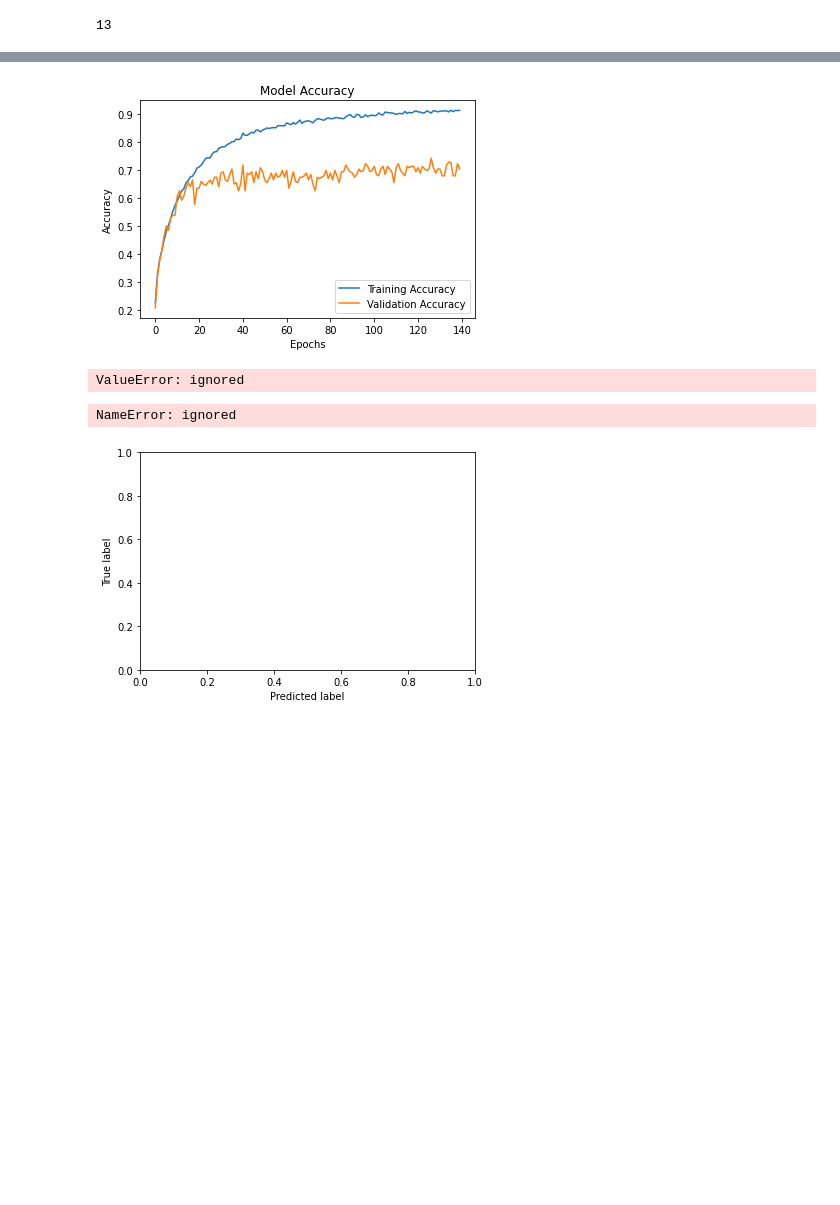
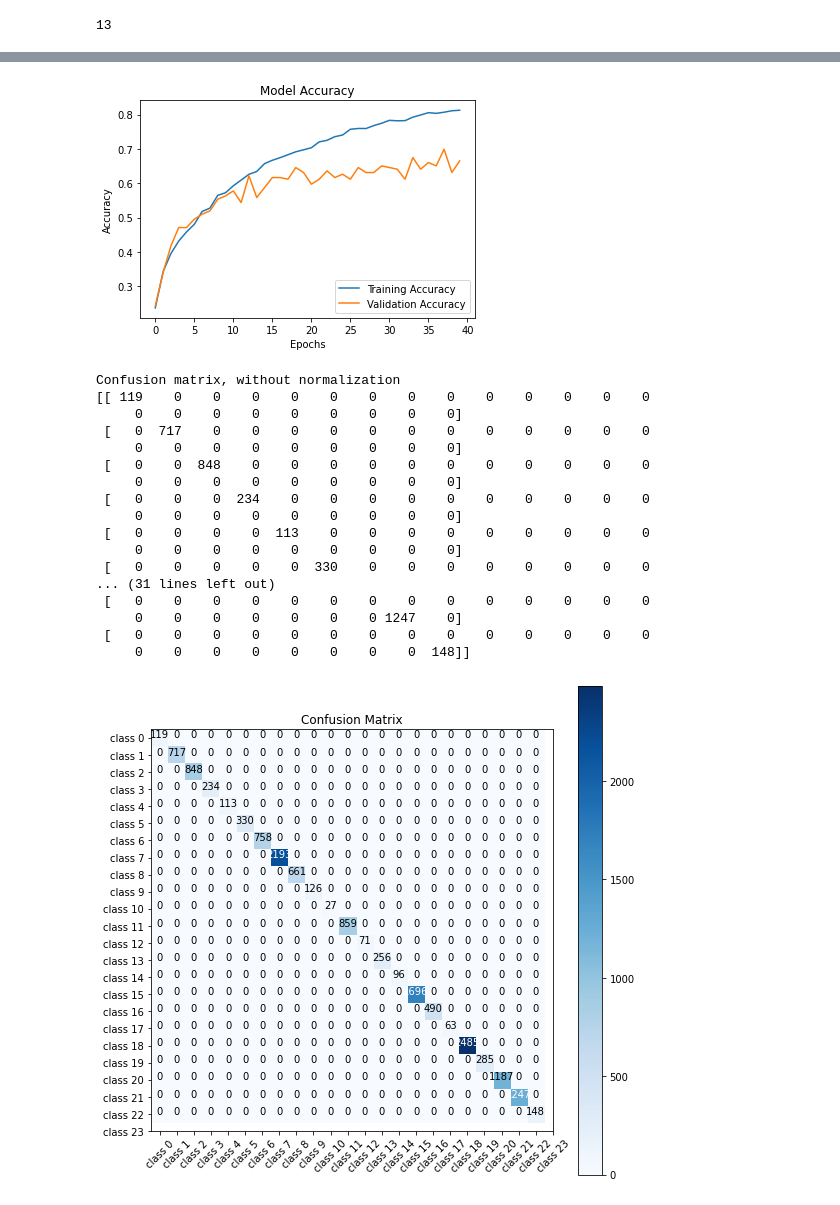
Before and after one commit to vm00328/vm00328_coursework_com2025, a Jupyter notebook: COM2028_CW_vm00328.ipynb, the cells around one changed output, grey strips where cells are left out. Saved outputs shown, nothing was run; the diff lists cells and outputs as text; code cells hidden in the pictures; blank space fills up the shorter version.

```diff
--- a/COM2028_CW_vm00328.ipynb
+++ b/COM2028_CW_vm00328.ipynb
@@ -126,8 +146,8 @@ imgGenerator = ImageDataGenerator(
     rotation_range=5,  # randomly rotate images in the range 5 degrees
     width_shift_range=0.1,  # randomly shift images horizontally 10%
     height_shift_range=0.1,  # randomly shift images vertically 10%
-    horizontal_flip=False,  # randomly flip images
-    vertical_flip=False)  # randomly flip images
+    horizontal_flip=True,  # randomly flip images
+    vertical_flip=True)  # randomly flip images
 
 
 imgGenerator.fit(x_train)
@@ -186,5 +206,5 @@ _________________________________________________________________
 None
 # %%
 #Fitting the model
-history = model.fit(X_train, Y_train, validation_data=(X_test, Y_test), epochs=140, batch_size=64)
+history = model.fit(X_train, Y_train, validation_data=(X_test, Y_test), epochs=40, batch_size=64)
 # %% [output]
@@ -219,6 +239,7 @@ Model Accuracy: 70.38834691047668 %
 y_pred_val = model.predict(x_test)
 
 y_pred = np.argmax(model.predict(x_test), axis=-1)
+y_pred_val=np.argmax(y_pred_val,axis=-1)
 print(len(y_pred))
 
 #Printing the first element of y_pred
@@ -248,7 +269,7 @@ plt.ylabel('Accuracy')
 plt.legend(['Training Accuracy', 'Validation Accuracy'], loc='lower right')
 plt.show()
 # %% [output]
-[figure, old version]
+[figure, new version]
 # %%
 model.save('my_model.h5')
 # %%
@@ -256,46 +277,63 @@ model.save('my_model.h5')
 import itertools
 from sklearn.metrics import confusion_matrix
 cm = confusion_matrix(y_true=y_pred, y_pred=y_pred_val)
-# %% [output]
-ValueError: ignored
 # %%
 #Creating a confusion matrix function for visualisation purposes
+
+cm_plot_labels = ["class 0","class 1","class 2","class 3","class 4","class 5","class 6","class 7","class 8","class 9","class 10","class 11","class 12","class 13","class 14","class 15","class 16","class 17","class 18","class 19","class 20","class 21","class 22","class 23"]
+
 def plot_confusion_matrix(cm, classes,
                         normalize=False,
                         title='Confusion matrix',
                         cmap=plt.cm.Blues):
 
     plt.figure(figsize=(9, 9))
     plt.imshow(cm, interpolation='nearest', cmap=cmap)
     plt.title(title)
     plt.colorbar()
     tick_marks = np.arange(len(classes))
     plt.xticks(tick_marks, classes, rotation=45)
     plt.yticks(tick_marks, classes)
 
     if normalize:
         cm = cm.astype('float') / cm.sum(axis=1)[:, np.newaxis]
         print("Normalized confusion matrix")
     else:
        print('Confusion matrix, without normalization')
 
     print(cm)
 
     thresh = cm.max() / 2.
     for i, j in itertools.product(range(cm.shape[0]), range(cm.shape[1])):
         plt.text(j, i, cm[i, j],
             horizontalalignment="center",
             color="white"if cm[i, j] > thresh else"black")
 
-plt.tight_layout()
-plt.ylabel('True label')
-plt.xlabel('Predicted label')
+#plt.tight_layout()
+#plt.ylabel('True label')
+#plt.xlabel('Classes')
 
 #Plotting the confusion matrix
 plot_confusion_matrix(cm=cm, classes=cm_plot_labels, title='Confusion Matrix')
 # %% [output]
-NameError: ignored
+Confusion matrix, without normalization
+[[ 119    0    0    0    0    0    0    0    0    0    0    0    0    0
+     0    0    0    0    0    0    0    0    0]
+ [   0  717    0    0    0    0    0    0    0    0    0    0    0    0
+     0    0    0    0    0    0    0    0    0]
+ [   0    0  848    0    0    0    0    0    0    0    0    0    0    0
+     0    0    0    0    0    0    0    0    0]
+ [   0    0    0  234    0    0    0    0    0    0    0    0    0    0
+     0    0    0    0    0    0    0    0    0]
+ [   0    0    0    0  113    0    0    0    0    0    0    0    0    0
+     0    0    0    0    0    0    0    0    0]
+ [   0    0    0    0    0  330    0    0    0    0    0    0    0    0
+... (31 lines left out)
+ [   0    0    0    0    0    0    0    0    0    0    0    0    0    0
+     0    0    0    0    0    0    0 1247    0]
+ [   0    0    0    0    0    0    0    0    0    0    0    0    0    0
+     0    0    0    0    0    0    0    0  148]]
-[figure, old version]
+[figure, new version]
 # %%
 #Creating ther .csv file
 col = pd.read_csv("COM2028_Coursework/submission_sample.csv")
```
Also changed, not shown: parts of 8 cells of this notebook.
